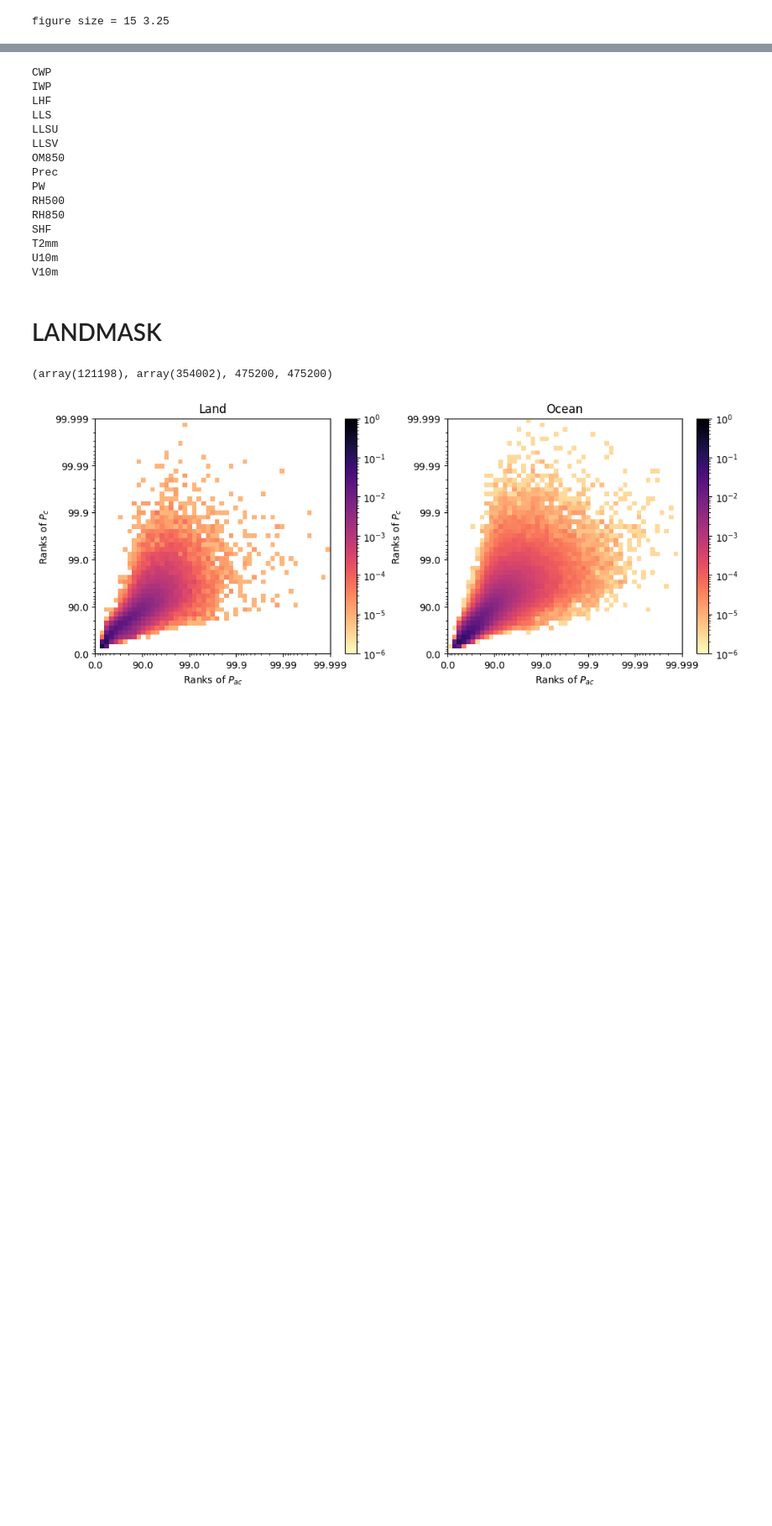
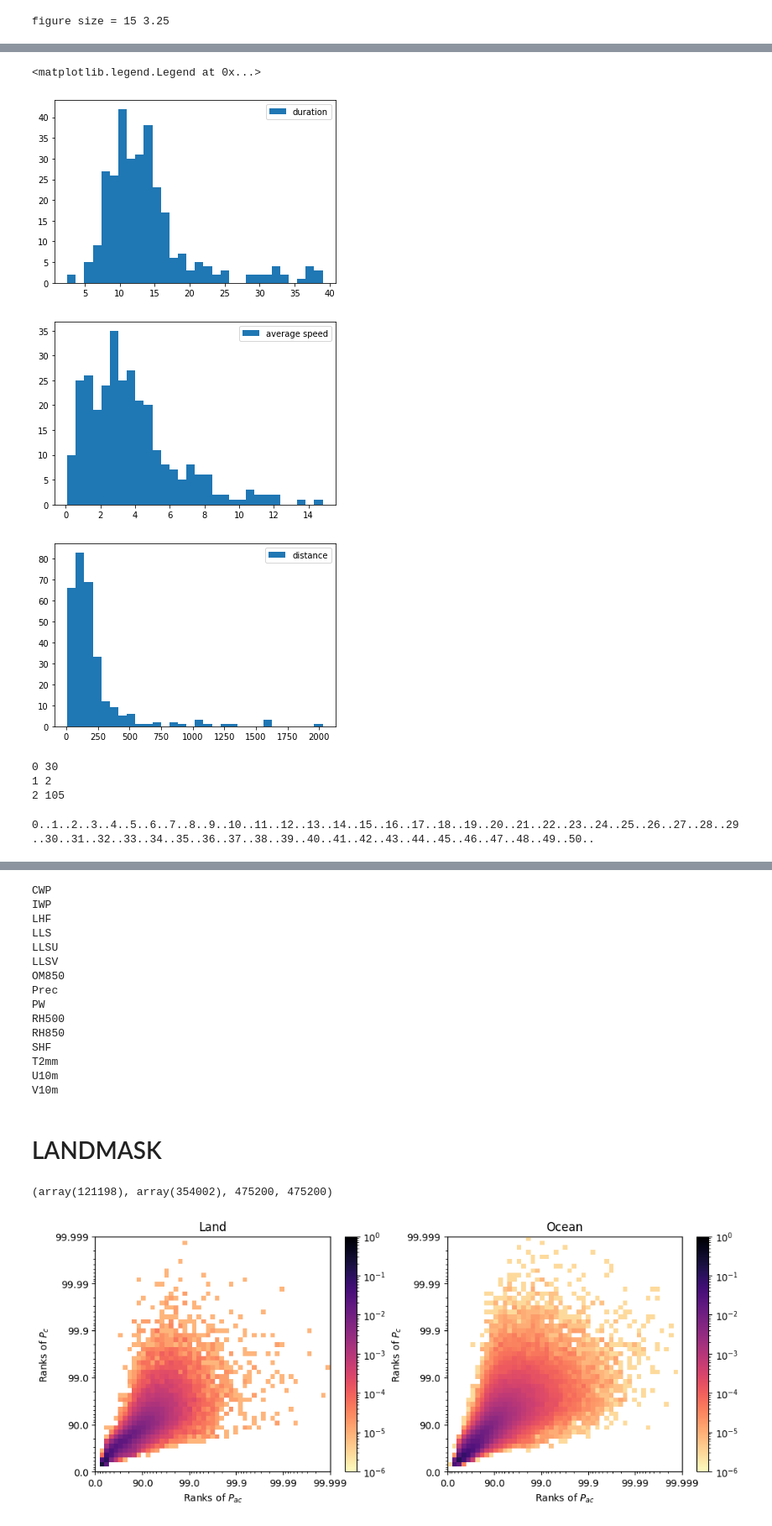
Before and after one commit to bfildier/explore-multiscale-extremes, a Jupyter notebook: scripts/explore_conditional_multiscale_extremes.ipynb, the cells around one changed output, grey strips where cells are left out. Shown at 84% size. Drawn from its saved outputs; the diff is of its cells as text; code cells hidden in the pictures; blank space fills up the shorter version.

```diff
--- a/scripts/explore_conditional_multiscale_extremes.ipynb
+++ b/scripts/explore_conditional_multiscale_extremes.ipynb
@@ -346,0 +603,2 @@ Mesoscale only
+# %%
+toocan = toocan_1+toocan_2
@@ -346,0 +741,23 @@ Mesoscale only
+# %%
+plt.figure()
+plt.hist([toocan[i].duration for i in range(N_MCS)],bins=30,label='duration')
+plt.legend()
+plt.figure()
+plt.hist([toocan[i].vavg for i in range(N_MCS)],bins=30,label='average speed')
+plt.legend()
+plt.figure()
+plt.hist([toocan[i].dist for i in range(N_MCS)],bins=30,label='distance')
+plt.legend()
+# %% [output]
+<matplotlib.legend.Legend at 0x...>
+[figure, added]
+[figure, added]
+[figure, added]
+# %%
+for i,a in enumerate(list([30,2,105])):
+
+    print(i,a)
+# %% [output]
+0 30
+1 2
+2 105
@@ -346,0 +814,9 @@ Mesoscale only
+# %%
+## COMPUTE ALL PROPAGATION CHARACTERISTICS AND THEIR STD
+
+all_attributes = 'duration','dist','vavg'
+all_funcs = 'mean','max','std','min'
+
+toocan_on_jdist_arr, keys = condition_TOOCAN_on_jdist(all_attributes,jdist_prec,all_funcs)
+# %% [output]
+0..1..2..3..4..5..6..7..8..9..10..11..12..13..14..15..16..17..18..19..20..21..22..23..24..25..26..27..28..29..30..31..32..33..34..35..36..37..38..39..40..41..42..43..44..45..46..47..48..49..50..
```
Also changed, not shown: parts of 52 cells of this notebook, 59 other files.
